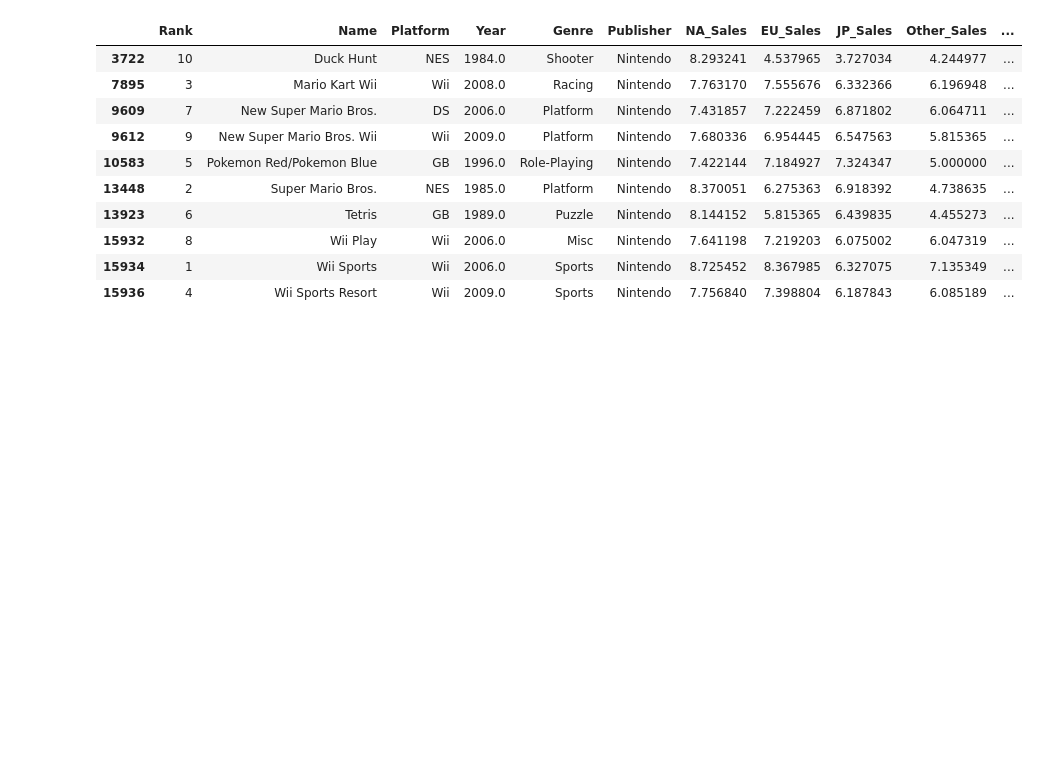
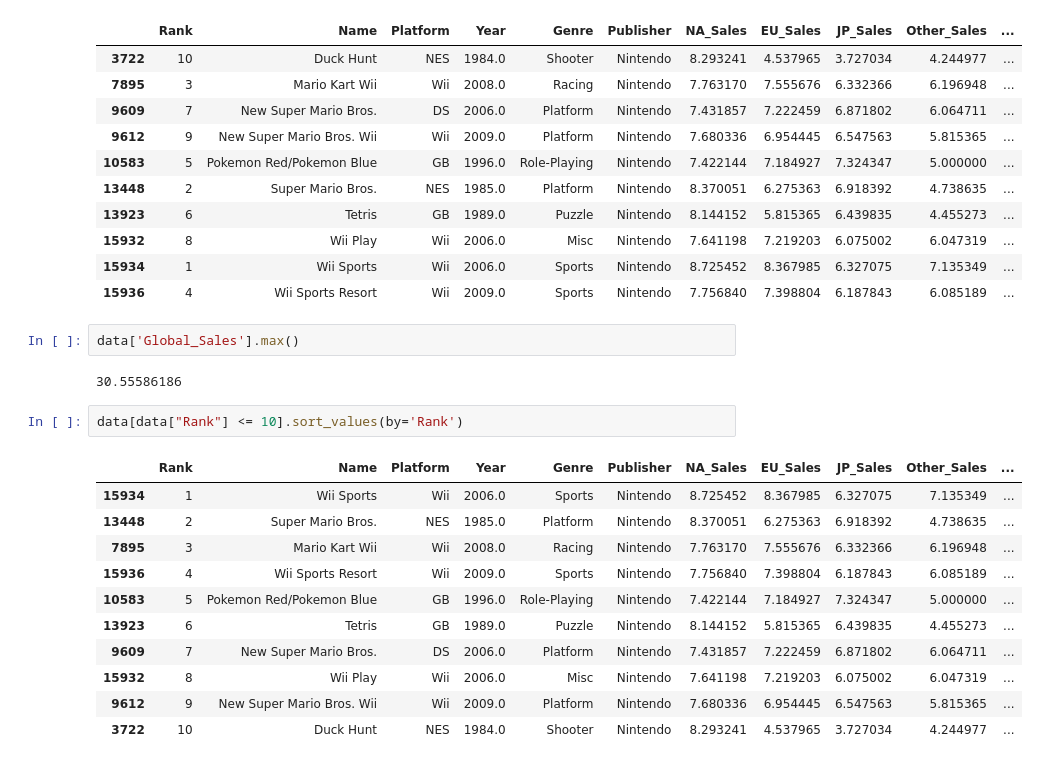
Before and after one commit to nadeemkhanrtm1/video-game-analysis, a Jupyter notebook: video_game_analysis.ipynb, the cells around one changed output. Saved outputs shown, nothing was run; the diff lists cells and outputs as text; blank space fills up the shorter version.

```diff
--- a/video_game_analysis.ipynb
+++ b/video_game_analysis.ipynb
@@ -147,3 +147,21 @@ data[data["Rank"] <= 10]
 | 15932 | 8 | Wii Play | Wii | 2006.0 | Misc | Nintendo | 7.641198 | 7.219203 | 6.075002 | 6.047319 | ... |
 | 15934 | 1 | Wii Sports | Wii | 2006.0 | Sports | Nintendo | 8.725452 | 8.367985 | 6.327075 | 7.135349 | ... |
 | 15936 | 4 | Wii Sports Resort | Wii | 2009.0 | Sports | Nintendo | 7.756840 | 7.398804 | 6.187843 | 6.085189 | ... |
+# %%
+data['Global_Sales'].max()
+# %% [output]
+30.55586186
+# %%
+data[data["Rank"] <= 10].sort_values(by='Rank')
+# %% [output]
+|  | Rank | Name | Platform | Year | Genre | Publisher | NA_Sales | EU_Sales | JP_Sales | Other_Sales | ... |
+| 15934 | 1 | Wii Sports | Wii | 2006.0 | Sports | Nintendo | 8.725452 | 8.367985 | 6.327075 | 7.135349 | ... |
+| 13448 | 2 | Super Mario Bros. | NES | 1985.0 | Platform | Nintendo | 8.370051 | 6.275363 | 6.918392 | 4.738635 | ... |
+| 7895 | 3 | Mario Kart Wii | Wii | 2008.0 | Racing | Nintendo | 7.763170 | 7.555676 | 6.332366 | 6.196948 | ... |
+| 15936 | 4 | Wii Sports Resort | Wii | 2009.0 | Sports | Nintendo | 7.756840 | 7.398804 | 6.187843 | 6.085189 | ... |
+| 10583 | 5 | Pokemon Red/Pokemon Blue | GB | 1996.0 | Role-Playing | Nintendo | 7.422144 | 7.184927 | 7.324347 | 5.000000 | ... |
+| 13923 | 6 | Tetris | GB | 1989.0 | Puzzle | Nintendo | 8.144152 | 5.815365 | 6.439835 | 4.455273 | ... |
+| 9609 | 7 | New Super Mario Bros. | DS | 2006.0 | Platform | Nintendo | 7.431857 | 7.222459 | 6.871802 | 6.064711 | ... |
+| 15932 | 8 | Wii Play | Wii | 2006.0 | Misc | Nintendo | 7.641198 | 7.219203 | 6.075002 | 6.047319 | ... |
+| 9612 | 9 | New Super Mario Bros. Wii | Wii | 2009.0 | Platform | Nintendo | 7.680336 | 6.954445 | 6.547563 | 5.815365 | ... |
+| 3722 | 10 | Duck Hunt | NES | 1984.0 | Shooter | Nintendo | 8.293241 | 4.537965 | 3.727034 | 4.244977 | ... |
```
Also changed, not shown: parts of 27 cells of this notebook.
